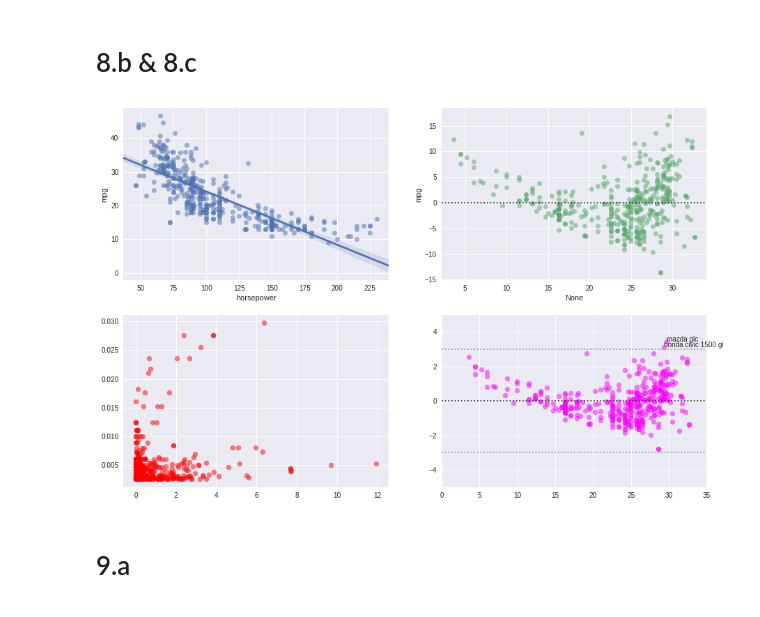
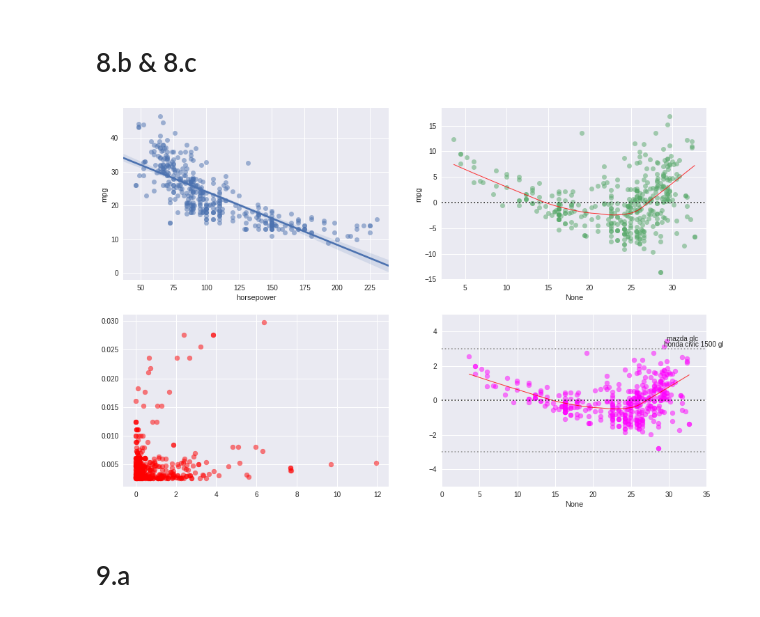
Before and after one commit to emredjan/ISL-python, a Jupyter notebook: exercises/exercises_3.7_linear_regression.ipynb, the cells around one changed output. Saved outputs shown, nothing was run; the diff lists cells and outputs as text; code cells hidden in the pictures.

```diff
--- a/exercises/exercises_3.7_linear_regression.ipynb
+++ b/exercises/exercises_3.7_linear_regression.ipynb
@@ -75,40 +75,44 @@ from scipy.stats import zscore
 y_pred = lm1_fit.predict(sm.add_constant(auto['horsepower']))
 
 lm1_resid = lm1_fit.resid # residuals
-lm1_resid_stud = OLSInfluence(lm1_fit).resid_studentized_internal # studentized residuals
+lm1_resid_stud = lm1_fit.get_influence().resid_studentized_internal # studentized residuals
 
 norm_resid = zscore(lm1_resid)
 leverage = lm1_fit.get_influence().hat_matrix_diag
 
 f, axes = plt.subplots(2, 2, sharex=False, sharey=False)
 f.set_figheight(10)
 f.set_figwidth(15)
 
 sns.regplot('horsepower', 'mpg', data=auto, ax=axes[0, 0], scatter_kws={'alpha': '0.5'}) # regression plot
-sns.residplot(y_pred, 'mpg', data=auto, ax=axes[0, 1], scatter_kws={'alpha': '0.5'}) # residual plot
+sns.residplot(y_pred, 'mpg', data=auto, ax=axes[0, 1], lowess=True,
+              scatter_kws={'alpha': '0.5'},
+              line_kws={'color': 'red', 'lw': 1, 'alpha': 0.8}) # residual plot
 
 # leverage plot
 
 norm_resid = zscore(lm1_resid)
-leverage = OLSInfluence(lm1_fit).hat_matrix_diag
+leverage = lm1_fit.get_influence().hat_matrix_diag
 axes[1, 0].autoscale(enable=True, axis='y', tight=True)
 axes[1, 0].scatter(norm_resid ** 2, leverage, alpha=0.5, color='red')
 
 # studentized residual plot
 axes[1, 1].scatter(y_pred, lm1_resid_stud, alpha=0.5, color='magenta')
+sns.regplot(y_pred, lm1_resid_stud, ax=axes[1, 1], scatter=False, ci=False, lowess=True,
+            line_kws={'color': 'red', 'lw': 1, 'alpha': 0.8})
 axes[1, 1].axhline(0, ls=":", c=".2")
 axes[1, 1].axhline(-3, ls=":", c=".6")
 axes[1, 1].axhline(3, ls=":", c=".6")
 axes[1, 1].set_xlim(0, 35);
 axes[1, 1].set_ylim(-5, 5);
 
 x = y_pred[np.logical_or(lm1_resid_stud > 3, lm1_resid_stud < -3)]
 y = lm1_resid_stud[np.logical_or(lm1_resid_stud > 3, lm1_resid_stud < -3)]
 
 for i, x, y in zip(x.index, x, y):
     axes[1, 1].annotate(i, xy=(x, y));
 # %% [output]
-[figure, old version]
+[figure, new version]
 # %% [markdown]
 # 9.a
 # %%
```
Also changed, not shown: parts of 24 cells of this notebook.
